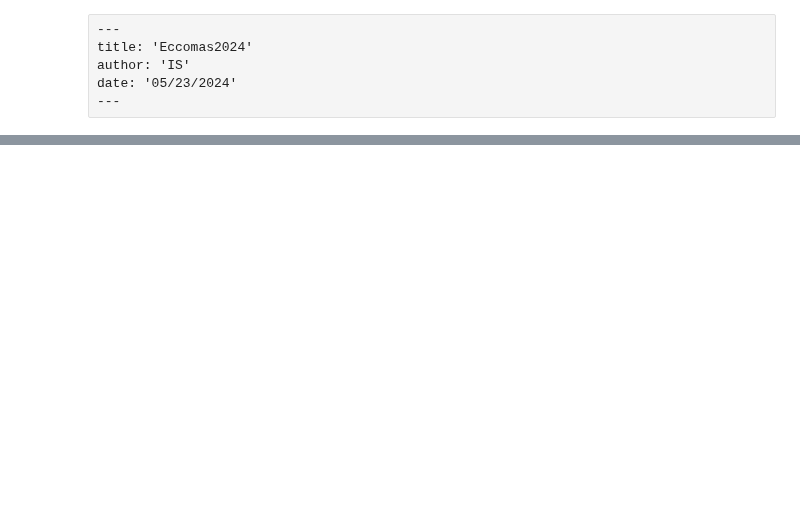
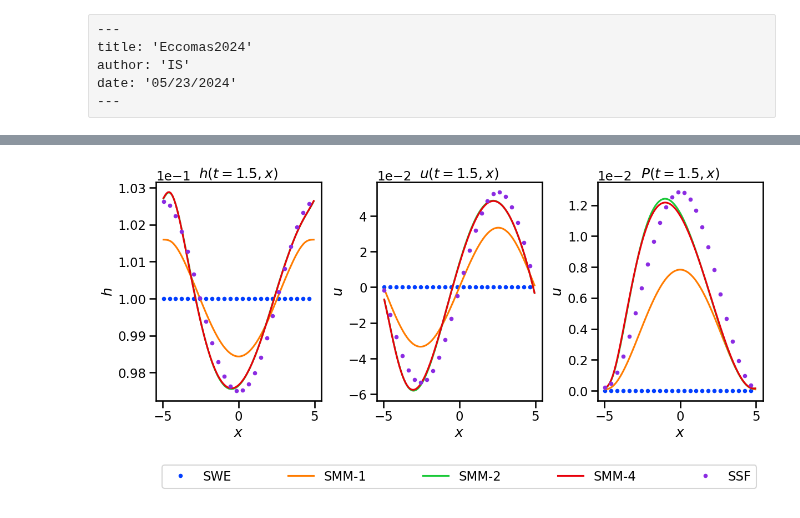
Before and after one commit to mbd-rwth/Zoomy, a Jupyter notebook: docs/problems/10_eccomas.ipynb, the cells around one changed output, grey strips where cells are left out. Drawn from its saved outputs; the diff is of its cells as text; code cells hidden in the pictures; blank space fills up the shorter version.

```diff
--- a/docs/problems/10_eccomas.ipynb
+++ b/docs/problems/10_eccomas.ipynb
@@ -38,0 +21,3 @@ import argparse
+# %%
+def crop_ghosts(X, Q, Qaux, T):
+    return {"X": X[:-2], "Q": Q[:, :, :-2], "Qaux": Qaux[:, :, :-2], "T": T}
@@ -38,0 +84,73 @@ import argparse
+# %%
+def compute_P(Q):
+    h = Q[0]
+    a = Q[1:] / h
+    basis = Legendre_shifted(order=10)
+    res = np.zeros_like(h)
+    for i in range(res.shape[0]):
+        _h = h[i]
+        _um = Q[1, i]/_h
+        _a = a[:, i]
+        _u = lambda z: np.sum([c * basis.eval(ic, z) for ic, c in enumerate(_a)])
+        res[i] = _h * quad(lambda z: (_u(z)-_um)**2, 0, 1)[0]
+    return res
+# %%
+fig = plt.figure(constrained_layout=True, figsize=(12, 6))
+ax = fig.subplot_mosaic(
+    [[0, 1, 2], ["legend", "legend", "legend"]],
+    # per_subplot_kw={
+    #     0: {"box_aspect": 0.6},
+    #     1: {"box_aspect": 0.6},
+    #     2: {"box_aspect": 1.0},
+        # 3: {"box_aspect": 0.6},
+    # },
+    height_ratios=[1.3, 0.3],
+)
+
+ax[0].set_title('$h(t=1.5, x)$')
+ax[0].set_xlabel('$x$')
+ax[0].set_ylabel('$h$')
+ax[1].set_title('$u(t=1.5, x)$')
+ax[1].set_xlabel('$x$')
+ax[1].set_ylabel('$u$')
+ax[2].set_title('$P(t=1.5, x)$')
+ax[2].set_xlabel('$x$')
+ax[2].set_ylabel('$u$')
+
+experiment_names = experiments.keys()
+markers = ['.', '', '', '', '.', '']
+lines =['', '-', '-', '-', '']
+for i, name in enumerate(experiment_names):
+    label = name
+    if  name == 'SMM-0':
+        label = 'SWE'
+    Q0 = experiments[name]['Q'][0,:, :]
+    Q = experiments[name]['Q'][-1,:, :]
+    X = experiments[name]['X']
+    h = Q[0]
+    u = Q[1] / h
+    if name == 'SSF':
+        P0 = Q0[2]
+        P1 = Q[2]
+    else:
+        P0 = compute_P(Q0)
+        P1 = compute_P(Q)
+    if label=='SWE' or label=='SSF':
+        ax[0].plot(X[::4], h[::4], label=label, linestyle=lines[i],  marker=markers[i])
+        ax[1].plot(X[::4], u[::4], label=label, linestyle=lines[i],  marker=markers[i])
+        ax[2].plot(X[::4], P1[::4], label=label, linestyle=lines[i],  marker=markers[i])
+    else:
+        ax[0].plot(X, h, label=label, linestyle=lines[i],  marker=markers[i])
+        ax[1].plot(X, u, label=label, linestyle=lines[i],  marker=markers[i])
+        ax[2].plot(X, P1, label=label, linestyle=lines[i],  marker=markers[i])
+
+handles, labels = ax[0].get_legend_handles_labels()
+ax['legend'].legend(handles, labels, ncol=6, mode="expand", loc='lower left')
+ax["legend"].axis("off")
+
+for i in range(3):
+    ax[i].ticklabel_format(style='sci', scilimits=(0, 10))
+
+fig.savefig('TC1.png')
+# %% [output]
+[figure, added]
```
Also changed, not shown: parts of 15 cells of this notebook, 5 other files.
